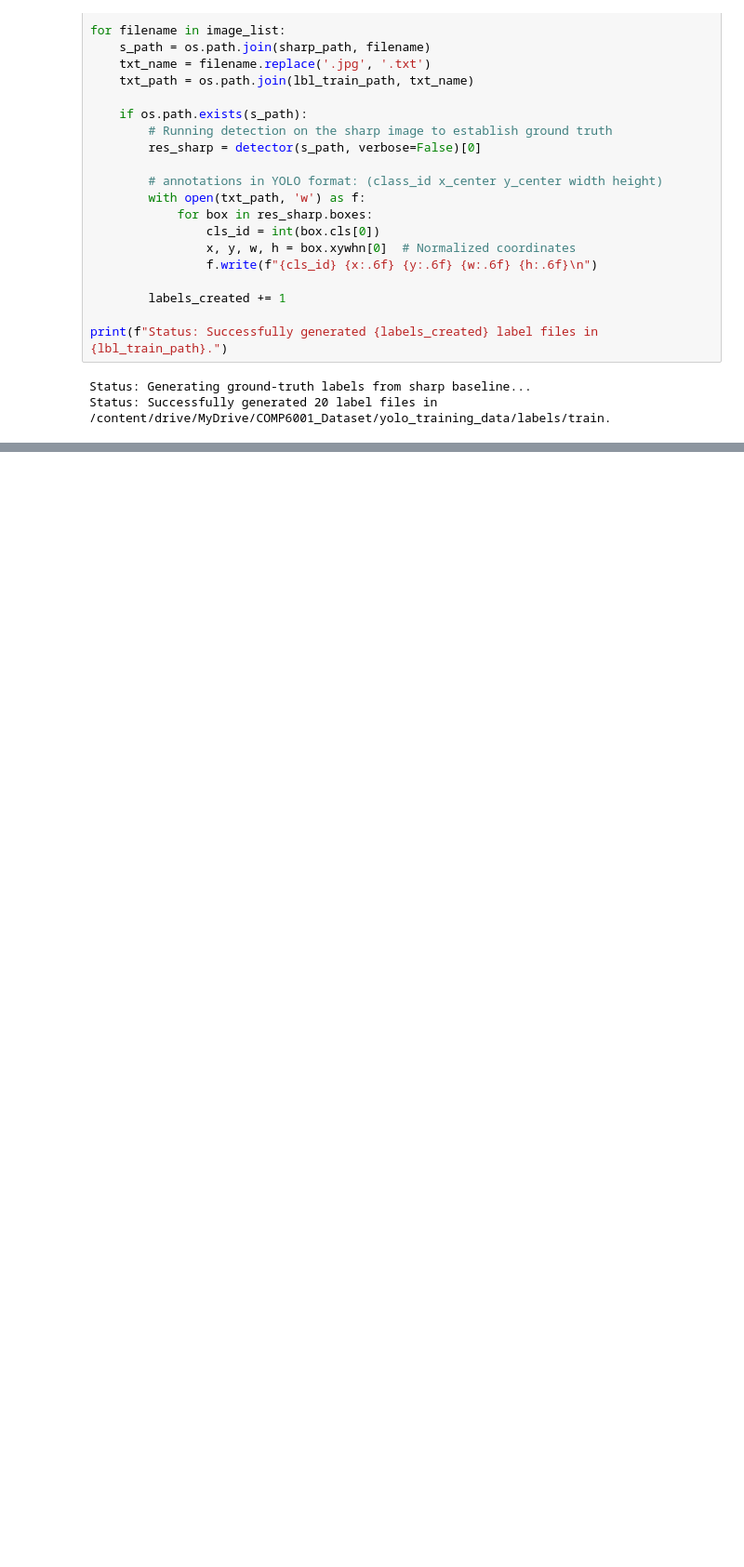
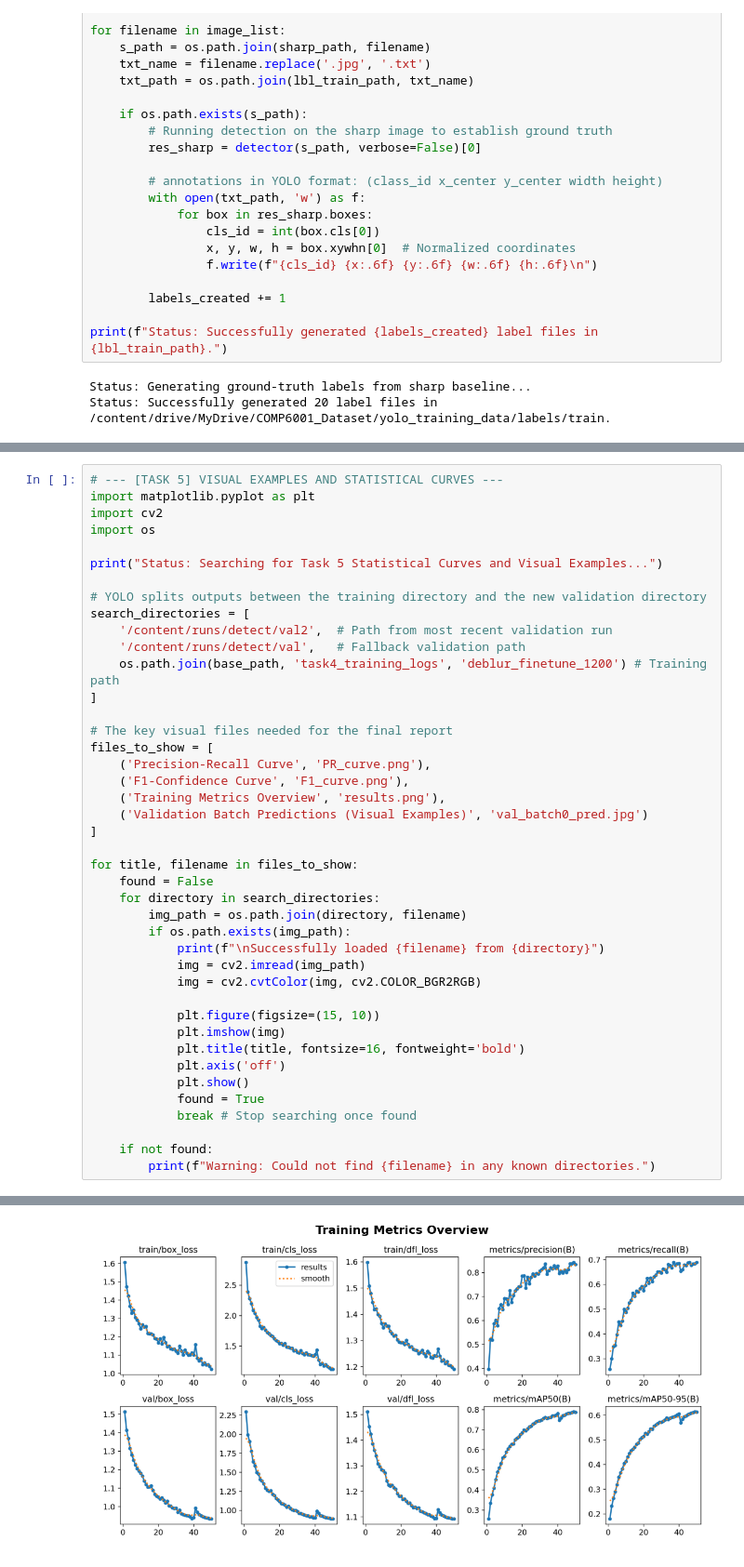
Before and after one commit to Jannatus-Sakira/COMP6001_Assignment1_COMP6001, a Jupyter notebook: comp6001_assignment_main.ipynb, the cells around one changed output, grey strips where cells are left out. Shown at 93% size. Saved outputs shown, nothing was run; the diff lists cells and outputs as text; blank space fills up the shorter version.

```diff
--- a/comp6001_assignment_main.ipynb
+++ b/comp6001_assignment_main.ipynb
@@ -419,0 +587,43 @@ Status: PR-Curves and visual examples saved to /content/drive/MyDrive/COMP6001_D
+# %%
+# --- [TASK 5] VISUAL EXAMPLES AND STATISTICAL CURVES ---
+import matplotlib.pyplot as plt
+import cv2
+import os
+
+print("Status: Searching for Task 5 Statistical Curves and Visual Examples...")
+
+# YOLO splits outputs between the training directory and the new validation directory
+search_directories = [
+    '/content/runs/detect/val2',  # Path from most recent validation run
+    '/content/runs/detect/val',   # Fallback validation path
+    os.path.join(base_path, 'task4_training_logs', 'deblur_finetune_1200') # Training path
+]
+
+# The key visual files needed for the final report
+files_to_show = [
+    ('Precision-Recall Curve', 'PR_curve.png'),
+    ('F1-Confidence Curve', 'F1_curve.png'),
+    ('Training Metrics Overview', 'results.png'),
+    ('Validation Batch Predictions (Visual Examples)', 'val_batch0_pred.jpg')
+]
+
+for title, filename in files_to_show:
+    found = False
+    for directory in search_directories:
+        img_path = os.path.join(directory, filename)
+        if os.path.exists(img_path):
+            print(f"\nSuccessfully loaded {filename} from {directory}")
+            img = cv2.imread(img_path)
+            img = cv2.cvtColor(img, cv2.COLOR_BGR2RGB)
+
+            plt.figure(figsize=(15, 10))
+            plt.imshow(img)
+            plt.title(title, fontsize=16, fontweight='bold')
+            plt.axis('off')
+            plt.show()
+            found = True
+            break # Stop searching once found
+
+    if not found:
+        print(f"Warning: Could not find {filename} in any known directories.")
+# %% [output]
@@ -419,0 +635 @@ Status: PR-Curves and visual examples saved to /content/drive/MyDrive/COMP6001_D
+[figure, added]
```
Also changed, not shown: parts of 6 cells of this notebook, 43 other files.
